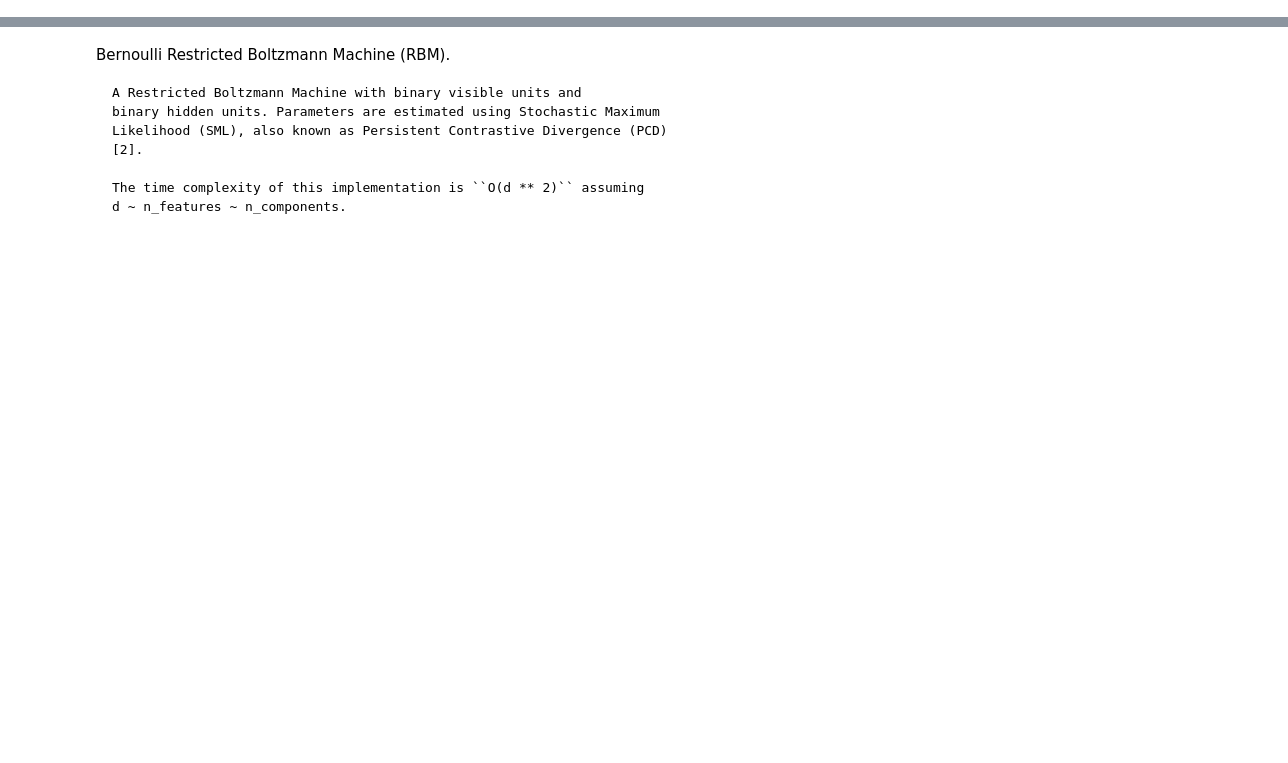
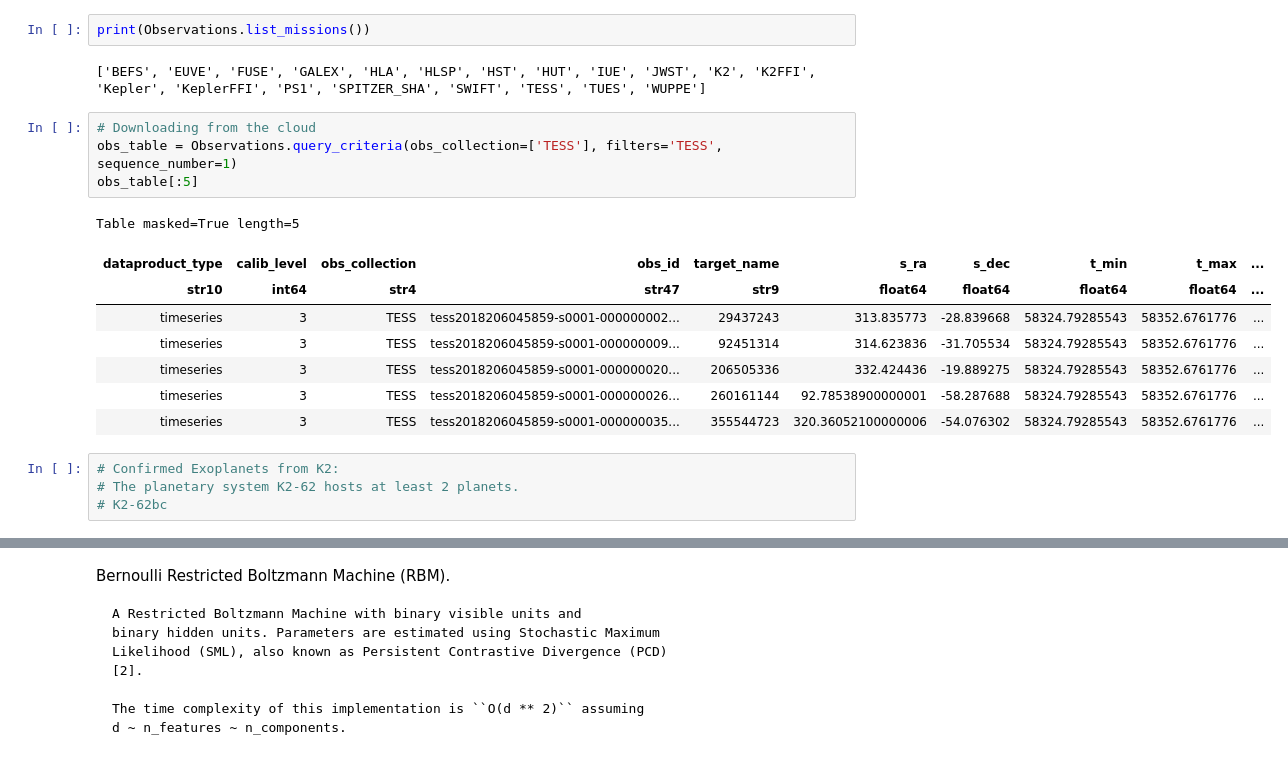
Before and after one commit to alphasentaurii/starskope, a Jupyter notebook: starskope_3.ipynb, the cells around one changed output, grey strips where cells are left out. Saved outputs shown, nothing was run; the diff lists cells and outputs as text; blank space fills up the shorter version.

```diff
--- a/starskope_3.ipynb
+++ b/starskope_3.ipynb
@@ -7,0 +120,21 @@ WORK IN PROGRESS
+# %%
+print(Observations.list_missions())
+# %% [output]
+['BEFS', 'EUVE', 'FUSE', 'GALEX', 'HLA', 'HLSP', 'HST', 'HUT', 'IUE', 'JWST', 'K2', 'K2FFI', 'Kepler', 'KeplerFFI', 'PS1', 'SPITZER_SHA', 'SWIFT', 'TESS', 'TUES', 'WUPPE']
+# %%
+# Downloading from the cloud
+obs_table = Observations.query_criteria(obs_collection=['TESS'], filters='TESS', sequence_number=1)
+obs_table[:5]
+# %% [output]
+Table masked=True length=5
+| dataproduct_type | calib_level | obs_collection | obs_id | target_name | s_ra | s_dec | t_min | t_max | ... |
+| str10 | int64 | str4 | str47 | str9 | float64 | float64 | float64 | float64 | ... |
+| timeseries | 3 | TESS | tess2018206045859-s0001-000000002... | 29437243 | 313.835773 | -28.839668 | 58324.79285543 | 58352.6761776 | ... |
+| timeseries | 3 | TESS | tess2018206045859-s0001-000000009... | 92451314 | 314.623836 | -31.705534 | 58324.79285543 | 58352.6761776 | ... |
+| timeseries | 3 | TESS | tess2018206045859-s0001-000000020... | 206505336 | 332.424436 | -19.889275 | 58324.79285543 | 58352.6761776 | ... |
+| timeseries | 3 | TESS | tess2018206045859-s0001-000000026... | 260161144 | 92.78538900000001 | -58.287688 | 58324.79285543 | 58352.6761776 | ... |
+| timeseries | 3 | TESS | tess2018206045859-s0001-000000035... | 355544723 | 320.36052100000006 | -54.076302 | 58324.79285543 | 58352.6761776 | ... |
+# %%
+# Confirmed Exoplanets from K2:
+# The planetary system K2-62 hosts at least 2 planets.
+# K2-62bc
```
Also changed, not shown: parts of 85 cells of this notebook, 3 other files.
